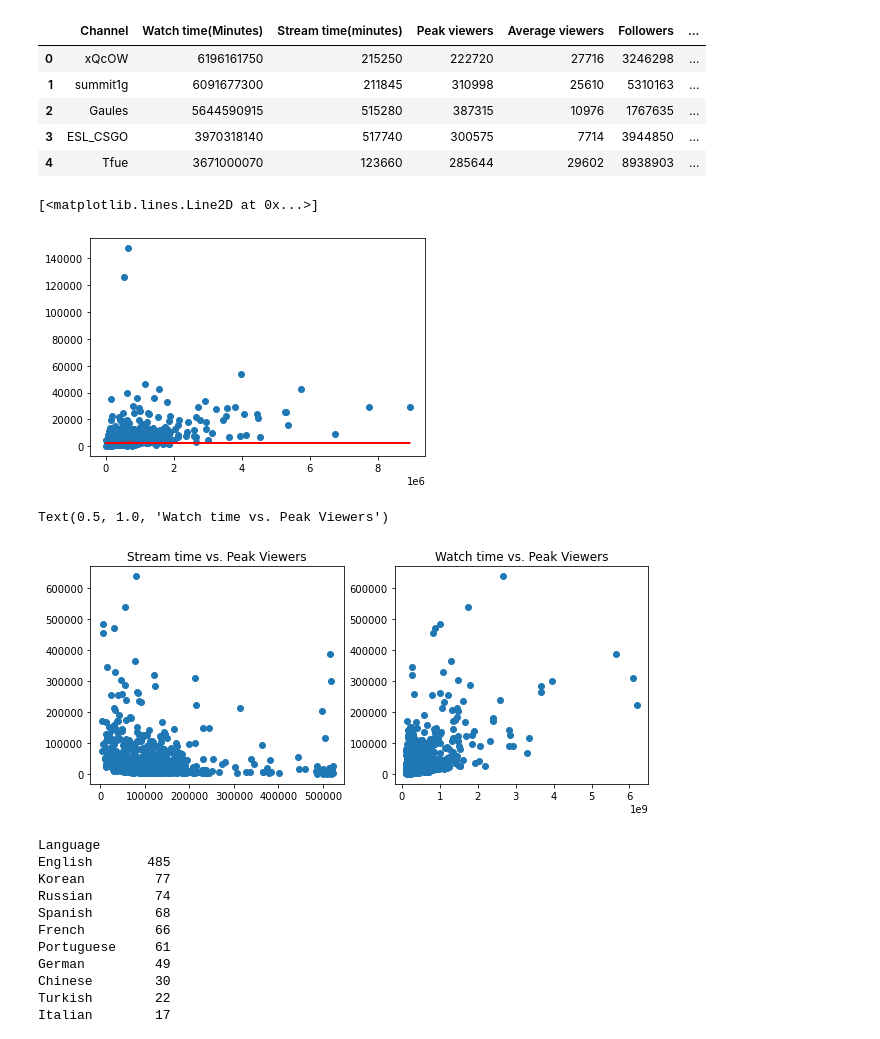
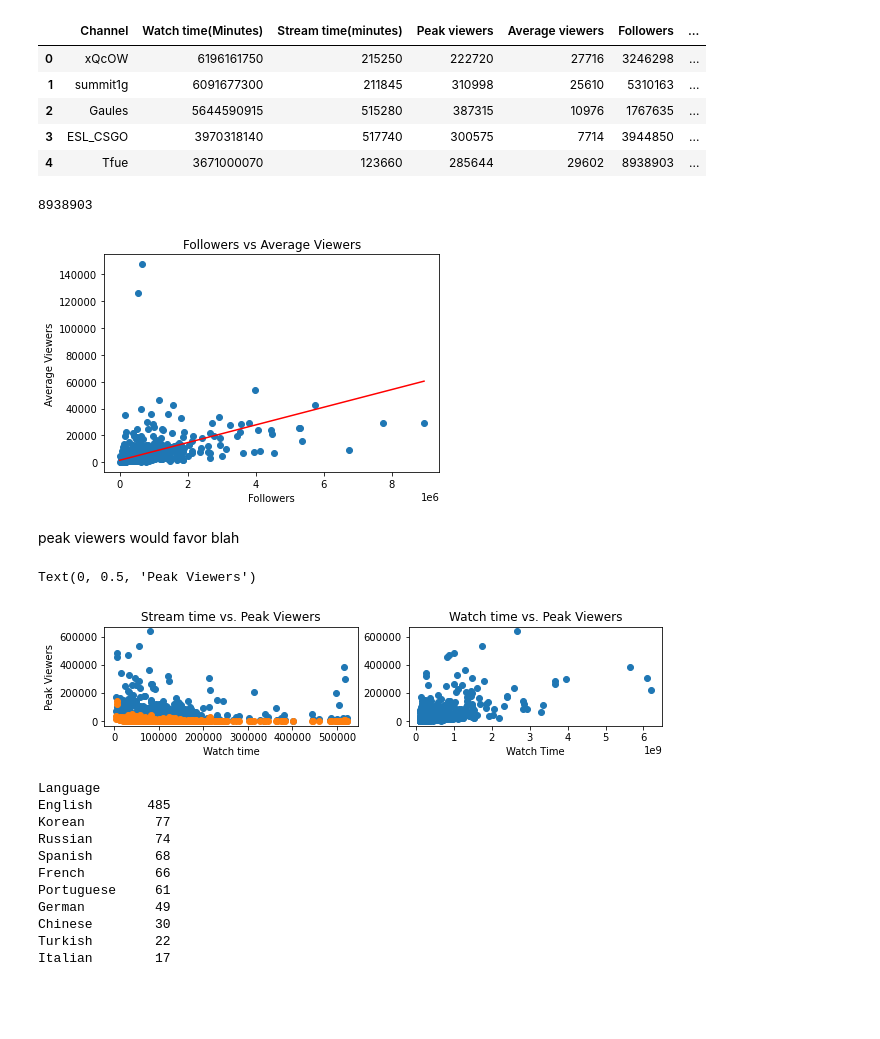
Before and after one commit to BeanutPutters/BeanutPutters.github.io, a Jupyter notebook: project0/Final.ipynb, the cells around one changed output. Cells and saved outputs as stored; diff of their text form; code cells hidden in the pictures; blank space fills up the shorter version.

```diff
--- a/project0/Final.ipynb
+++ b/project0/Final.ipynb
@@ -43,24 +44,56 @@ data.head()
 | 2 | Gaules | 5644590915 | 515280 | 387315 | 10976 | 1767635 | ... |
 | 3 | ESL_CSGO | 3970318140 | 517740 | 300575 | 7714 | 3944850 | ... |
 | 4 | Tfue | 3671000070 | 123660 | 285644 | 29602 | 8938903 | ... |
+# %%
+max(data["Followers"])
+# %% [output]
+8938903
 # %%
 plt.scatter(data["Followers"], data["Average viewers"])
-m, b = np.polyfit(data.Followers, data["Average viewers"], 1)
-plt.plot(data.Followers, m*data["Average viewers"]+b,color = 'red')
+
+# Customized fit function
+def objective(x, a, b, c):
+    return a * x + b * x**2 + c
+
+# Fitting the data
+popt, _ = curve_fit(objective, data["Followers"], data["Average viewers"])
+a, b, c = popt
+x_line = np.arange(min(data["Followers"]), max(data["Followers"]), 1)
+y_line = objective(x_line, a, b, c)
+
+plt.plot(x_line, y_line, color='red')
+plt.title("Followers vs Average Viewers")
+plt.xlabel("Followers")
+plt.ylabel("Average Viewers")
+plt.show()
 # %% [output]
-[<matplotlib.lines.Line2D at 0x...>]
-[figure, old version]
+[figure, new version]
+# %% [markdown]
+peak viewers would favor blah
 # %%
 plt.figure(figsize=(10,4))
-c1 = plt.subplot(1,2,1)
+# Subplot 1
+c1 = plt.subplot(2,2,1)
 c1 = plt.scatter(data["Stream time(minutes)"], data["Peak viewers"])
 plt.title("Stream time vs. Peak Viewers")
-c2 = plt.subplot(1,2,2)
+plt.xlabel("Watch time")
+plt.ylabel("Peak Viewers")
+
+# Subplot 2
+c2 = plt.subplot(2,2,2)
 c2 = plt.scatter(data["Watch time(Minutes)"], data["Peak viewers"])
 plt.title("Watch time vs. Peak Viewers")
+plt.xlabel("Watch Time")
+
+# Subplot 1
+c1 = plt.subplot(2,2,1)
+c1 = plt.scatter(data["Stream time(minutes)"], data["Average viewers"])
+plt.title("Stream time vs. Peak Viewers")
+plt.xlabel("Watch time")
+plt.ylabel("Peak Viewers")
 # %% [output]
-Text(0.5, 1.0, 'Watch time vs. Peak Viewers')
+Text(0, 0.5, 'Peak Viewers')
-[figure, old version]
+[figure, new version]
 # %%
 lang = data["Language"].unique()
 langs = data.groupby(["Language"])["Channel"].count().sort_values(axis=0,ascending=False)
```
Also changed, not shown: parts of 1 cell of this notebook.
